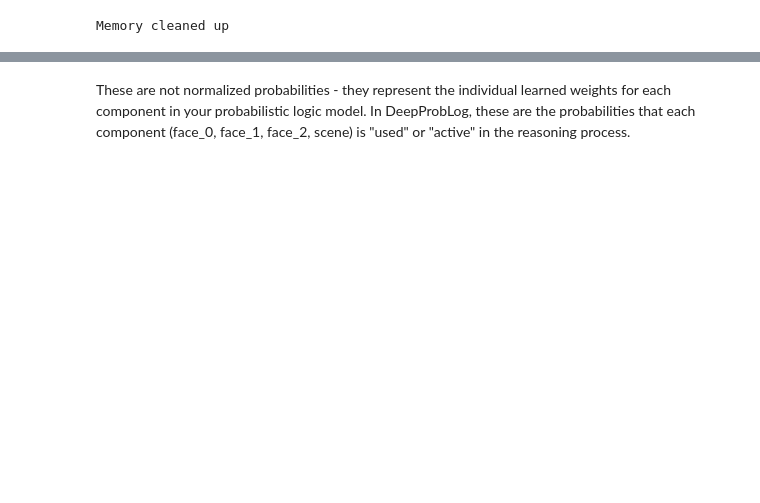
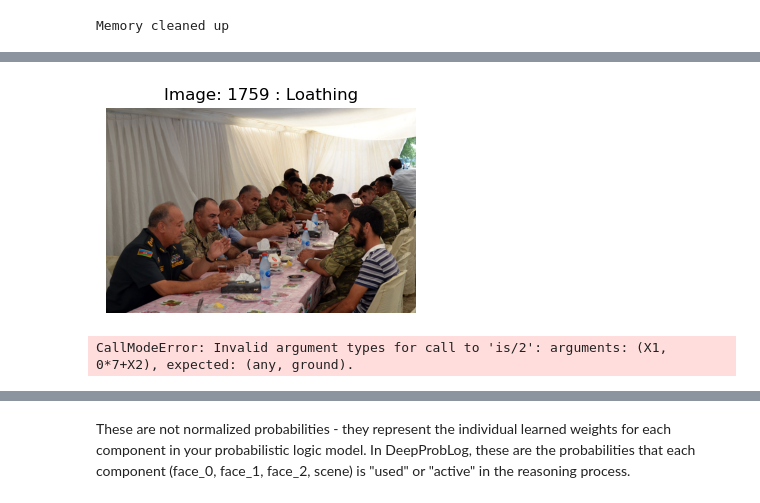
Before and after one commit to jarnedemoenvub/nsai_social_cognition, a Jupyter notebook: code/nsai.ipynb, the cells around one changed output, grey strips where cells are left out. Saved outputs shown, nothing was run; the diff lists cells and outputs as text; code cells hidden in the pictures; blank space fills up the shorter version.

```diff
--- a/code/nsai.ipynb
+++ b/code/nsai.ipynb
@@ -165,4 +216,4 @@ train_df, test_df = train_test_split(df_findingEmo, test_size=0.2, random_state=
 train_df = train_df.reset_index(drop=True)
 test_df = test_df.reset_index(drop=True)
 
-train_df = train_df.iloc[:200]
+# train_df = train_df.iloc[:500]
@@ -347,7 +451,7 @@ model = Model(
     [multi_face_network, scene_network, scene2emo_network]
 )
 model.set_engine(ExactEngine(model), cache=False)
-model.optimizer = SGD(model, 1e-4)
+model.optimizer = SGD(model, 5e-5)
 # from deepproblog.engines.prolog_engine.heuristics import PartialProbability
 # model.set_engine(ApproximateEngine(model, k=1, heuristic=PartialProbability(), exploration=False))
 
@@ -365,28 +462,0 @@ FindingEmoFace_train_ex.print_faces_and_image(train_sample_idx)
-# %%
-FindingEmoFace_train_ex.print_faces_and_image(train_sample_idx)
-
-query = Query(
-    Term("final_findingemo",
-         Term("tensor", Term("train_face", Constant(train_sample_idx))),
-         Term("tensor", Term("train_scene", Constant(train_sample_idx))),
-         Var("FEIdx")),
-    substitution={}
-)
-
-results_final = model.solve([query])
-results_final_dict = results_final[0].result
-
-# Sort by tensor values and display in a readable format
-sorted_results = sorted(results_final_dict.items(), key=lambda x: x[1].item(), reverse=True)
-
-print("Final Emotion Predictions:")
-print("=" * 60)
-
-for key, tensor_val in sorted_results:
-    # Extract emotion index from the key
-    key_str = str(key)
-    emotion_idx = int(key_str.split(",")[-1][:-1])
-    emotion_name = emotion_labels_findingemo[emotion_idx]
-    probability = tensor_val.item()
-
-    print(f"{emotion_name:15}: {probability:.4f}")
@@ -426,7 +476,7 @@ class FindingEmoDataset(Dataset, TorchDataset):
     def __getitem__(self, index: int) -> Tuple[int, str, int]:
         sample_idx = self.data[index]
         emotion_name = self.dataframe.iloc[sample_idx]['emotion']
-        emotion_idx = emotion_to_idx[emotion_name]
+        emotion_idx = self.dataframe.iloc[sample_idx]['idx_emotion']
         return sample_idx, emotion_name, emotion_idx
 
     def __len__(self):
@@ -434,7 +484,7 @@ class FindingEmoDataset(Dataset, TorchDataset):
 
     def to_query(self, i: int) -> Query:
         sample_idx = self.data[i]
-        emotion_idx = emotion_to_idx[self.dataframe.iloc[sample_idx]['emotion']]
+        emotion_idx = self.dataframe.iloc[sample_idx]['idx_emotion']
 
         query = Query(
             Term(self.function_name,
@@ -447,8 +497,7 @@ class FindingEmoDataset(Dataset, TorchDataset):
 
     def get_label(self, i: int):
         sample_idx = self.data[i]
-        emotion_name = self.dataframe.iloc[sample_idx]['emotion']
-        return emotion_to_idx[emotion_name]
+        return self.dataframe.iloc[sample_idx]['idx_emotion']
 
     def get_emotion_name(self, i: int):
         sample_idx = self.data[i]
@@ -545,33 +605,36 @@ Epoch 1
 # %%
 test_sample_idx = random.randint(0, len(test_df) - 1)
 FindingEmoFace_test.print_faces_and_image(test_sample_idx)
 query = Query(
-    Term("final_findingemo",
+    Term("final_findingemo_test",
          Term("tensor", Term("test_face", Constant(test_sample_idx))),
          Term("tensor", Term("test_scene", Constant(test_sample_idx))),
          Var("FEIdx")),
     substitution={}
 )
 
 results_final = model.solve([query])
 results_final_dict = results_final[0].result
 
 # Sort by tensor values and display in a readable format
 sorted_results = sorted(results_final_dict.items(), key=lambda x: x[1].item(), reverse=True)
 
 print("Enhanced Final Emotion Predictions (sorted by raw logits):")
 print("=" * 60)
 
 for key, tensor_val in sorted_results:
     # Extract emotion index from the key
     key_str = str(key)
     emotion_idx = int(key_str.split(",")[-1][:-1])
     emotion_name = emotion_labels_findingemo[emotion_idx]
     probability = tensor_val.item()
 
     print(f"{emotion_name:15}: {probability:.4f}")
 
 print(f"\nGround Truth: {test_df.iloc[test_sample_idx]['emotion'].upper()}")
+# %% [output]
+[figure, added]
+CallModeError: Invalid argument types for call to 'is/2': arguments: (X1, 0*7+X2), expected: (any, ground).
 # %%
 from problog.logic import Term, Var
 from deepproblog.query import Query
```
Also changed, not shown: parts of 18 cells of this notebook, 5 other files.
